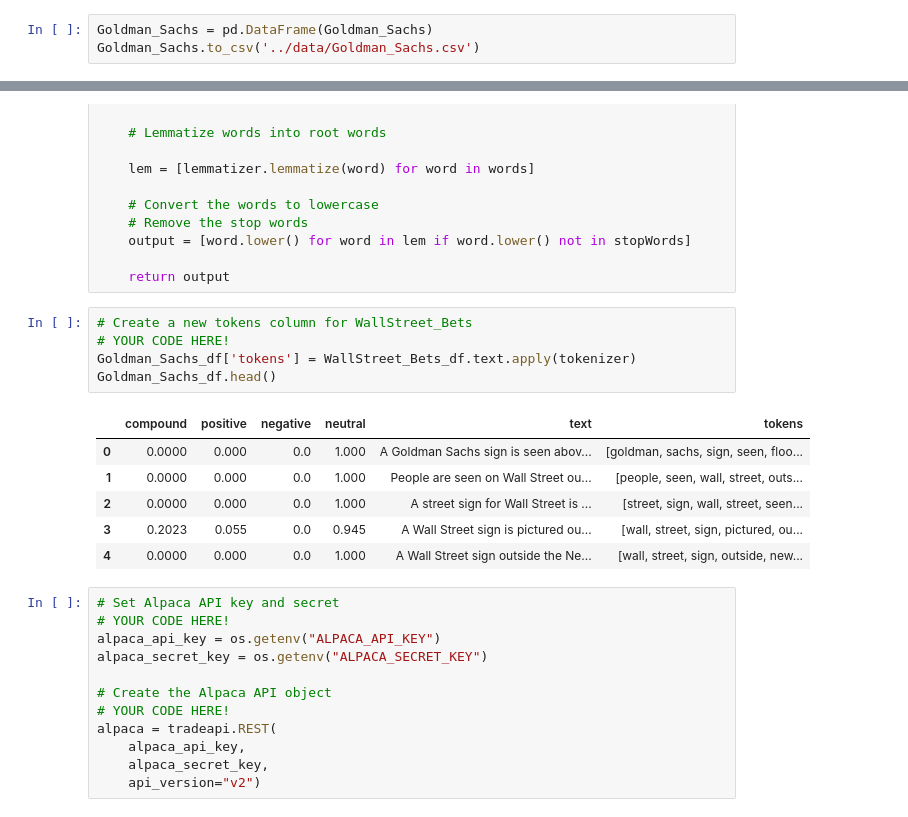
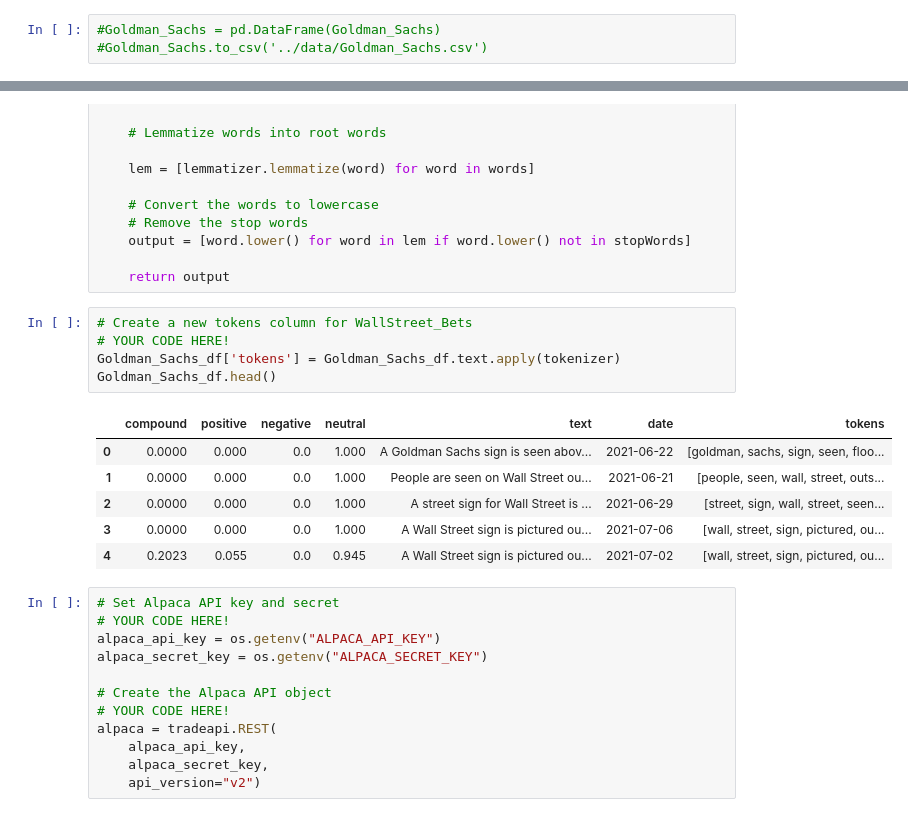
Before and after one commit to Billieo/p2-g3, a Jupyter notebook: notebooks/Billie_Notebook/Billie's_nlp_sp500.ipynb, the cells around one changed output, grey strips where cells are left out. Drawn from its saved outputs; the diff is of its cells as text.

```diff
--- a/notebooks/Billie_Notebook/Billie's_nlp_sp500.ipynb
+++ b/notebooks/Billie_Notebook/Billie's_nlp_sp500.ipynb
@@ -49,6 +49,6 @@ Total Goldman_Sachs news articles: 145
 # %%
-Goldman_Sachs = pd.DataFrame(Goldman_Sachs)
-Goldman_Sachs.to_csv('../data/Goldman_Sachs.csv')
+#Goldman_Sachs = pd.DataFrame(Goldman_Sachs)
+#Goldman_Sachs.to_csv('../data/Goldman_Sachs.csv')
 # %%
 # Create the  sentiment scores DataFrame
 # YOUR CODE HERE!
@@ -160,15 +160,15 @@ def tokenizer(text):
 # %%
 # Create a new tokens column for WallStreet_Bets
 # YOUR CODE HERE!
-Goldman_Sachs_df['tokens'] = WallStreet_Bets_df.text.apply(tokenizer)
+Goldman_Sachs_df['tokens'] = Goldman_Sachs_df.text.apply(tokenizer)
 Goldman_Sachs_df.head()
 # %% [output]
-|  | compound | positive | negative | neutral | text | tokens |
-| 0 | 0.0000 | 0.000 | 0.0 | 1.000 | A Goldman Sachs sign is seen abov... | [goldman, sachs, sign, seen, floo... |
-| 1 | 0.0000 | 0.000 | 0.0 | 1.000 | People are seen on Wall Street ou... | [people, seen, wall, street, outs... |
-| 2 | 0.0000 | 0.000 | 0.0 | 1.000 | A street sign for Wall Street is ... | [street, sign, wall, street, seen... |
-| 3 | 0.2023 | 0.055 | 0.0 | 0.945 | A Wall Street sign is pictured ou... | [wall, street, sign, pictured, ou... |
-| 4 | 0.0000 | 0.000 | 0.0 | 1.000 | A Wall Street sign outside the Ne... | [wall, street, sign, outside, new... |
+|  | compound | positive | negative | neutral | text | date | tokens |
+| 0 | 0.0000 | 0.000 | 0.0 | 1.000 | A Goldman Sachs sign is seen abov... | 2021-06-22 | [goldman, sachs, sign, seen, floo... |
+| 1 | 0.0000 | 0.000 | 0.0 | 1.000 | People are seen on Wall Street ou... | 2021-06-21 | [people, seen, wall, street, outs... |
+| 2 | 0.0000 | 0.000 | 0.0 | 1.000 | A street sign for Wall Street is ... | 2021-06-29 | [street, sign, wall, street, seen... |
+| 3 | 0.0000 | 0.000 | 0.0 | 1.000 | A Wall Street sign is pictured ou... | 2021-07-06 | [wall, street, sign, pictured, ou... |
+| 4 | 0.2023 | 0.055 | 0.0 | 0.945 | A Wall Street sign is pictured ou... | 2021-07-02 | [wall, street, sign, pictured, ou... |
 # %%
 # Set Alpaca API key and secret
 # YOUR CODE HERE!
```
Also changed, not shown: parts of 6 cells of this notebook, 6 other files.
